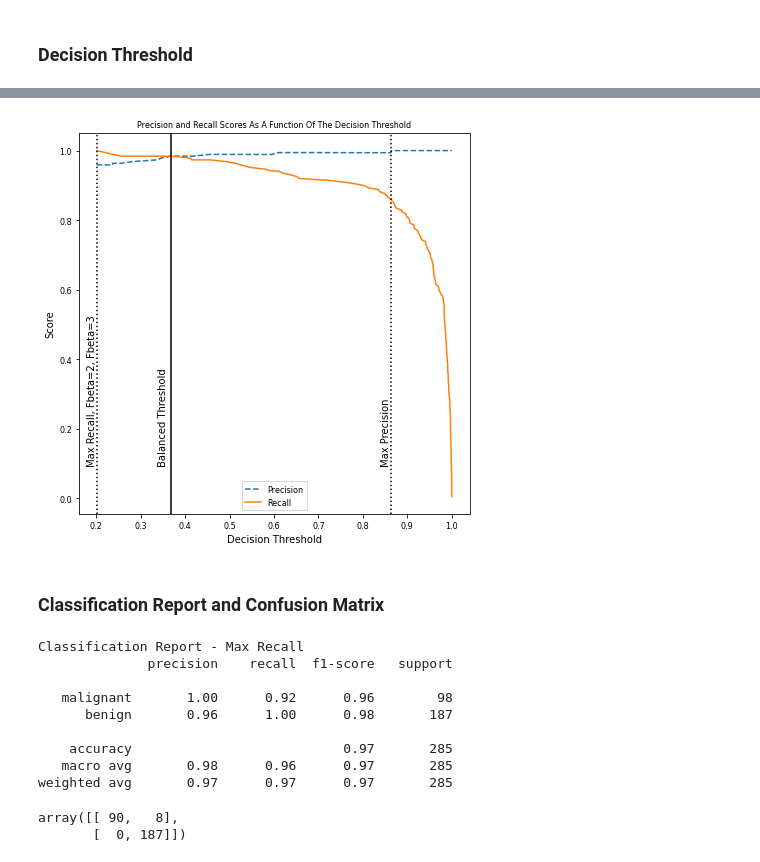
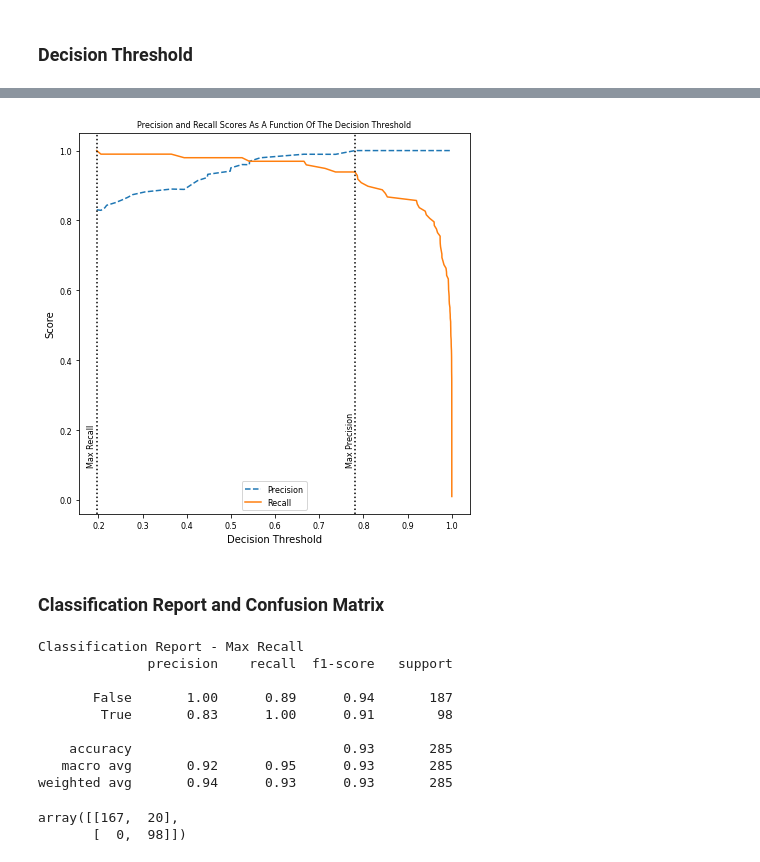
Before and after one commit to montealj/Predicting-Breast-Cancer, a Jupyter notebook: notebooks/predicting_breast_cancer_models.ipynb, the cells around one changed output, grey strips where cells are left out. Saved outputs shown, nothing was run; the diff lists cells and outputs as text; code cells hidden in the pictures.

Commit message:
Updated notebooks with target variable correction

```diff
--- a/notebooks/predicting_breast_cancer_models.ipynb
+++ b/notebooks/predicting_breast_cancer_models.ipynb
@@ -548,7 +514,7 @@ learning_rate = [.05,.1,.2,.5,1]
 param_dist = {'n_estimators': n_estimators, 'max_depth':max_depth, 'learning_rate':learning_rate}
 
 grid_cv_gbm = GridSearchCV(estimator =GradientBoostingClassifier(random_state=42) , param_grid = param_dist, cv = 5)
-grid_cv_gbm.fit(X_train_rfi, y_train)
+grid_cv_gbm.fit(rfecv_clf_feature_set, y_train)
 print(grid_cv_gbm.best_score_)
 print(grid_cv_gbm.best_params_)
 # %% [output]
@@ -602,7 +568,7 @@ scores = []
 
 for model_name, mp in model_params.items():
     clf =  GridSearchCV(mp['model'], mp['params'], cv=5, return_train_score=False)
-    clf.fit(X_train_rfi,y_train)
+    clf.fit(rfecv_clf_feature_set, y_train)
     scores.append({
         'model': model_name,
         'best_score': clf.best_score_,
@@ -642,4 +615,4 @@ df_model.sort_values(by='best_score', ascending=False)
 # %%
-clf = LogisticRegression(random_state=42, max_iter=100, penalty='l1', solver='liblinear')
-clf.fit(X_train_rfi, y_train)
+clf = LogisticRegression(random_state=42, C=0.4, max_iter=100, penalty='l2', solver='liblinear')
+clf.fit(rfecv_clf_feature_set, y_train)
 # %% [output]
@@ -647,5 +620,5 @@ LogisticRegression(penalty='l1', random_state=42, solver='liblinear')
 # %%
-probs = clf.predict_proba(X_test_rfi)
+probs = clf.predict_proba(X_test_rfecv)
 preds = probs[:,1]
 
 
@@ -653,7 +626,7 @@ precision, recall, thresholds = precision_recall_curve(y_test, preds)
 fpr, tpr, threshold = metrics.roc_curve(y_test, preds)
 
 
-y_score =clf.predict_proba(X_test_rfi)[:, 1]
+y_score =clf.predict_proba(X_test_rfecv)[:, 1]
 roc_auc = metrics.roc_auc_score(y_test, y_score)
 
 #pr_auc = metrics.auc(fpr, tpr)
@@ -761,20 +716,20 @@ pred_df.to_csv("pre_df.csv")
 # %%
 _ = plt.figure(figsize=(7, 7))
 _ = plt.title('Precision and Recall Scores As A Function Of The Decision Threshold')
 _ = plt.plot(thresholds, precision[:-1], '--', label='Precision')
 _ = plt.plot(thresholds, recall[:-1], '-', label='Recall')
-_ = plt.axvline(x=0.368590, c='black')
-_ = plt.annotate('Balanced Threshold', xy=(0.34,0.1), rotation=90)
-_ = plt.axvline(x=0.864173, c='k', ls=':')
-_ = plt.annotate('Max Precision', xy=(0.840,0.1), rotation=90)
-_ = plt.axvline(x=0.201174, c='k', ls=':')
-_ = plt.annotate('Max Recall, Fbeta=2, Fbeta=3', xy=(0.180,0.1), rotation=90)
+#_ = plt.axvline(x=0.368590, c='black')
+#_ = plt.annotate('Balanced Threshold', xy=(0.34,0.1), rotation=90)
+_ = plt.axvline(x=0.780813, c='k', ls=':')
+_ = plt.annotate('Max Precision', xy=(0.760,0.1), rotation=90)
+_ = plt.axvline(x=0.1961, c='k', ls=':')
+_ = plt.annotate('Max Recall', xy=(0.175,0.1), rotation=90)
 _ = plt.ylabel('Score')
 _ = plt.xlabel('Decision Threshold')
-_ = plt.savefig('Decision.png')
+_ = plt.savefig('Decision_RFECV.png')
 _ = plt.legend(loc='best')
 # %% [output]
-[figure, old version]
+[figure, new version]
 # %% [markdown]
 ### Classification Report and Confusion Matrix <a class="anchor" id="class"></a>
 # %%
@@ -785,19 +740,19 @@ bal_pred = np.where(preds >= 0.368590, 1, 0)
 target_names = ['malignant', 'benign']
 # %%
 print('Classification Report - Max Recall')
-print(classification_report(y_test, max_pred, target_names=target_names))
+print(classification_report(y_test, max_recall))
 # %% [output]
 Classification Report - Max Recall
               precision    recall  f1-score   support
 
-   malignant       1.00      0.92      0.96        98
-      benign       0.96      1.00      0.98       187
+       False       1.00      0.89      0.94       187
+        True       0.83      1.00      0.91        98
 
-    accuracy                           0.97       285
-   macro avg       0.98      0.96      0.97       285
-weighted avg       0.97      0.97      0.97       285
+    accuracy                           0.93       285
+   macro avg       0.92      0.95      0.93       285
+weighted avg       0.94      0.93      0.93       285
 # %%
-confusion_matrix(y_test, max_pred)
+confusion_matrix(y_test, max_recall)
 # %% [output]
-array([[ 90,   8],
-       [  0, 187]])
+array([[167,  20],
+       [  0,  98]])
```
Also changed, not shown: parts of 57 cells of this notebook, 1 other file.
